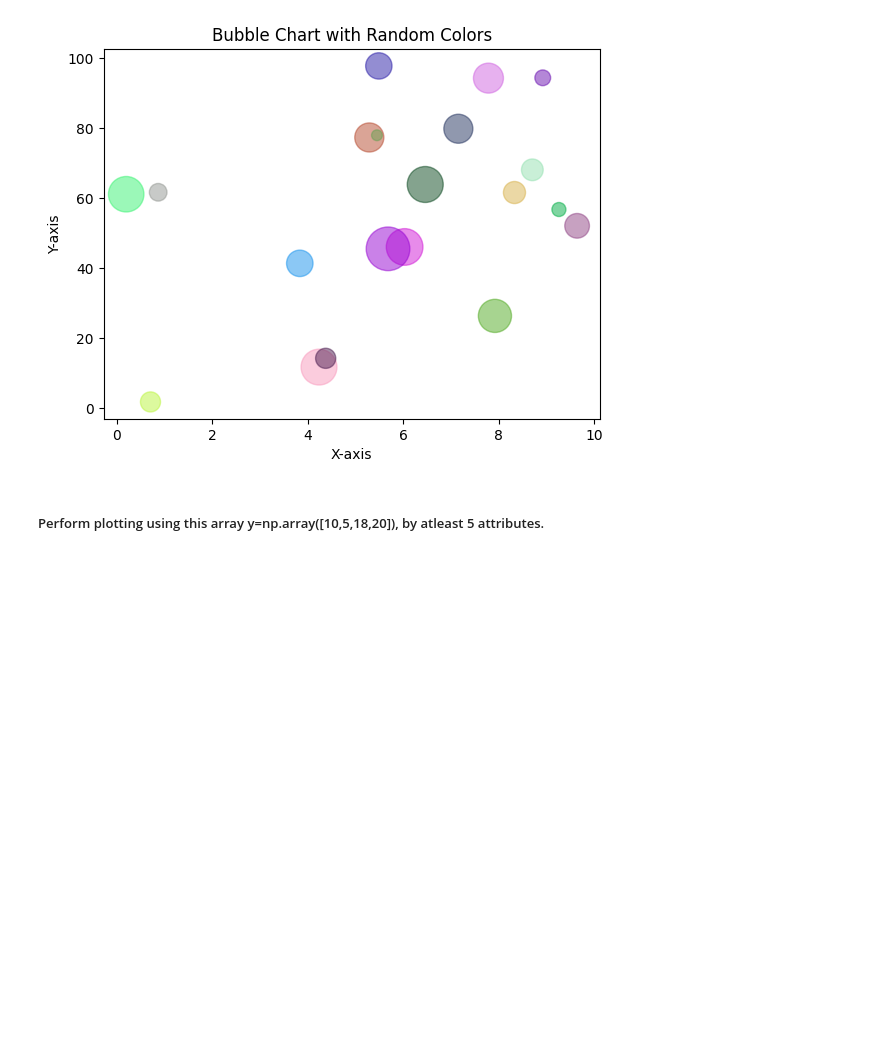
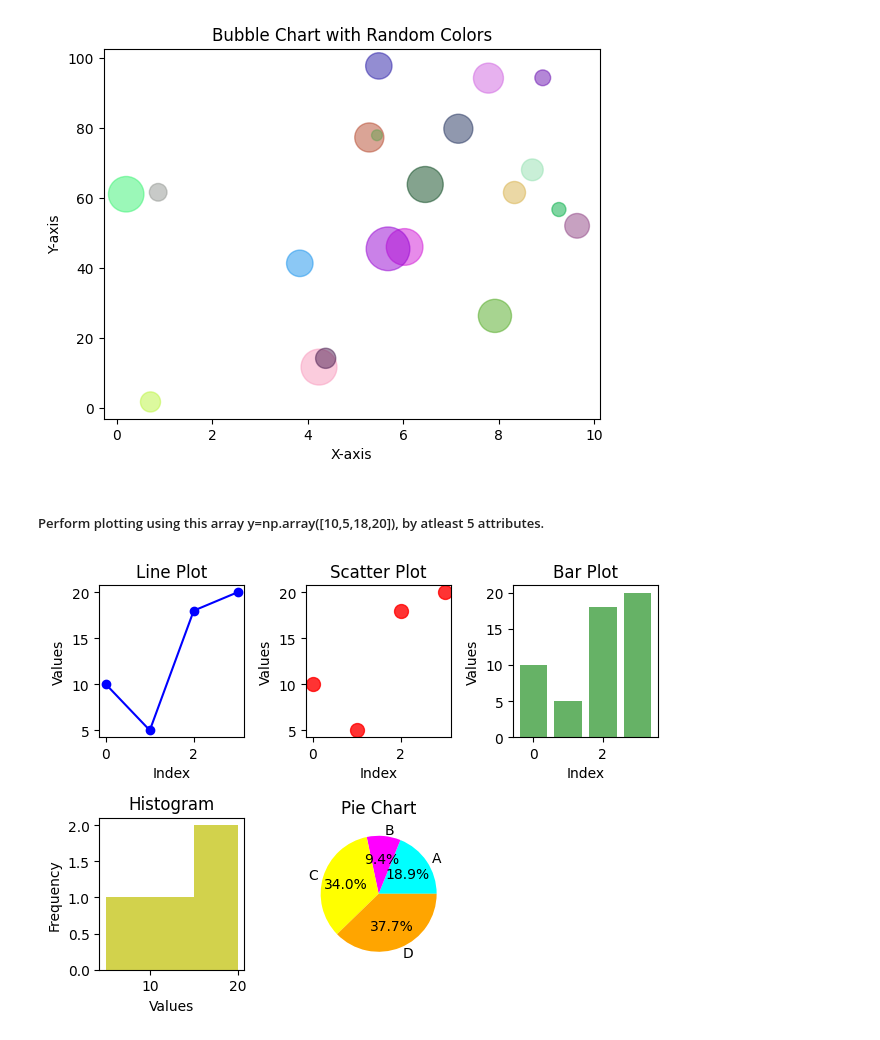
Before and after one commit to jai050803/matplotlib_tutorial, a Jupyter notebook: matplotlib.ipynb, the cells around one changed output. Saved outputs shown, nothing was run; the diff lists cells and outputs as text; code cells hidden in the pictures; blank space fills up the shorter version.

```diff
--- a/matplotlib.ipynb
+++ b/matplotlib.ipynb
@@ -87,3 +87,44 @@ plt.show()
 [figure]
 # %% [markdown]
 ##### Perform plotting using this array y=np.array([10,5,18,20]), by atleast 5 attributes.
+# %%
+# Define the array
+y = np.array([10, 5, 18, 20])
+
+# Line plot
+plt.subplot(231)
+plt.plot(y, marker='o', linestyle='-', color='b')
+plt.title('Line Plot')
+plt.xlabel('Index')
+plt.ylabel('Values')
+
+# Scatter plot
+plt.subplot(232)
+plt.scatter(range(len(y)), y, color='r', s=100, alpha=0.8)
+plt.title('Scatter Plot')
+plt.xlabel('Index')
+plt.ylabel('Values')
+
+# Bar plot
+plt.subplot(233)
+plt.bar(range(len(y)), y, color='g', alpha=0.6)
+plt.title('Bar Plot')
+plt.xlabel('Index')
+plt.ylabel('Values')
+
+# Histogram
+plt.subplot(234)
+plt.hist(y, bins=3, color='y', alpha=0.7)
+plt.title('Histogram')
+plt.xlabel('Values')
+plt.ylabel('Frequency')
+
+# Pie chart
+plt.subplot(235)
+plt.pie(y, labels=['A', 'B', 'C', 'D'], autopct='%1.1f%%', colors=['cyan', 'magenta', 'yellow', 'orange'])
+plt.title('Pie Chart')
+
+plt.tight_layout()
+plt.show()
+# %% [output]
+[figure, added]
```
Also changed, not shown: 1 other file.
